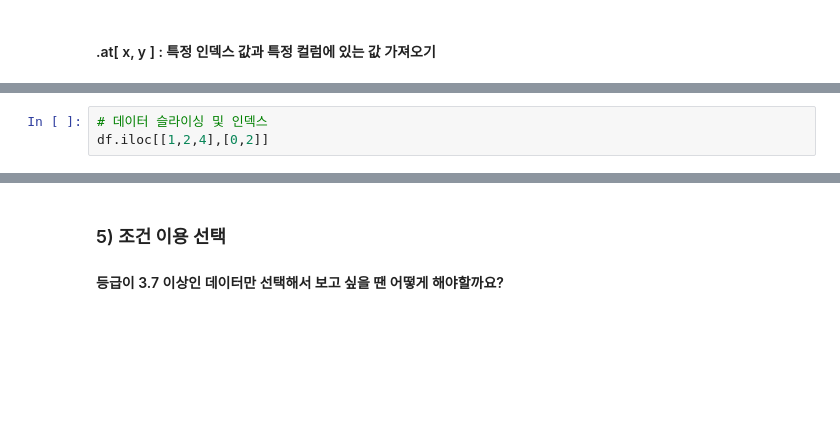
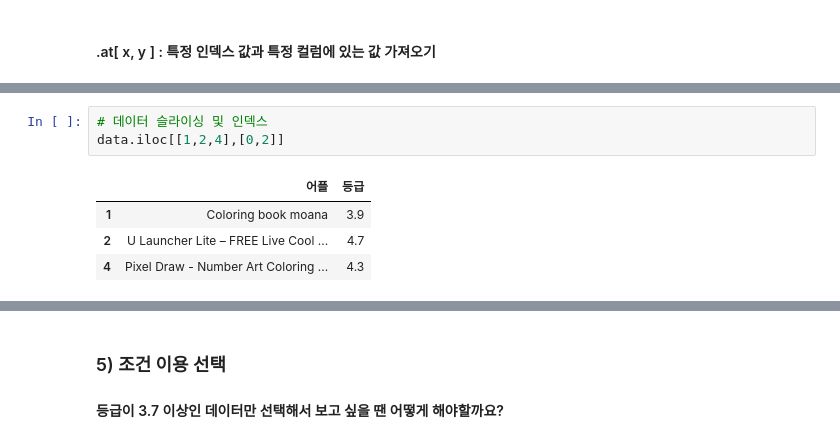
Before and after one commit to kim4pb/python-101, a Jupyter notebook: 01. Python Textbook/데이터 분석을 위한 파이썬 4강 - 3. 판다스 Select.ipynb, the cells around one changed output, grey strips where cells are left out. Drawn from its saved outputs; the diff is of its cells as text; blank space fills up the shorter version.

```diff
--- a/01. Python Textbook/데이터 분석을 위한 파이썬 4강 - 3. 판다스 Select.ipynb
+++ b/01. Python Textbook/데이터 분석을 위한 파이썬 4강 - 3. 판다스 Select.ipynb
@@ -105,6 +219,11 @@ data.iloc[3:5,0:2]
 # %%
 # 데이터 슬라이싱 및 인덱스
-df.iloc[[1,2,4],[0,2]]
+data.iloc[[1,2,4],[0,2]]
+# %% [output]
+|  | 어플 | 등급 |
+| 1 | Coloring book moana | 3.9 |
+| 2 | U Launcher Lite – FREE Live Cool ... | 4.7 |
+| 4 | Pixel Draw - Number Art Coloring ... | 4.3 |
 # %%
 # 명시적으로 행이나 열 선택 인자에 ' : ' 있으면 -> 행 or 열 전체 가져와라
 data.iloc[1:5,:]
```
Also changed, not shown: parts of 31 cells of this notebook, 2 other files.
